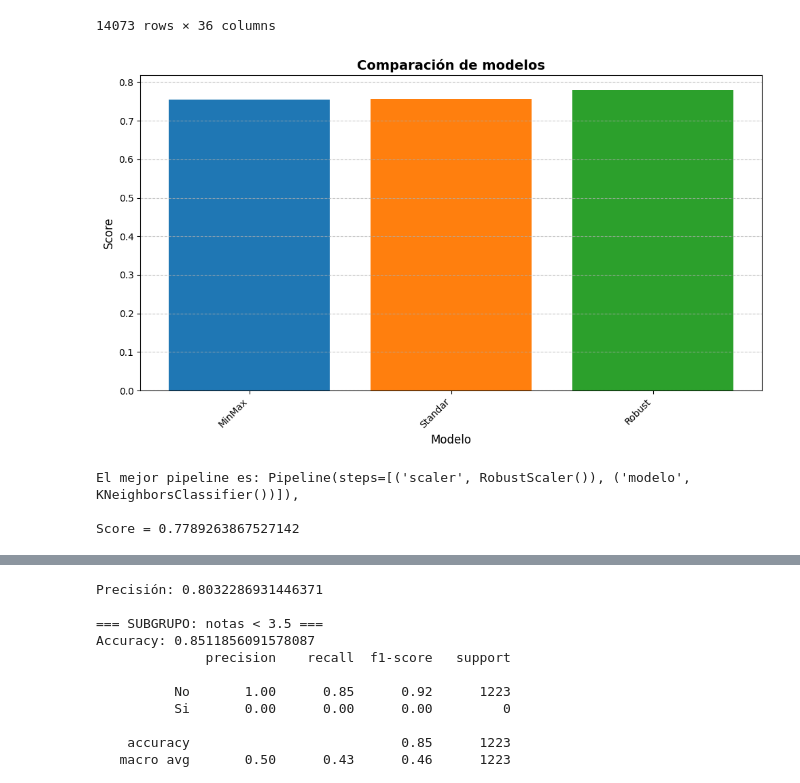
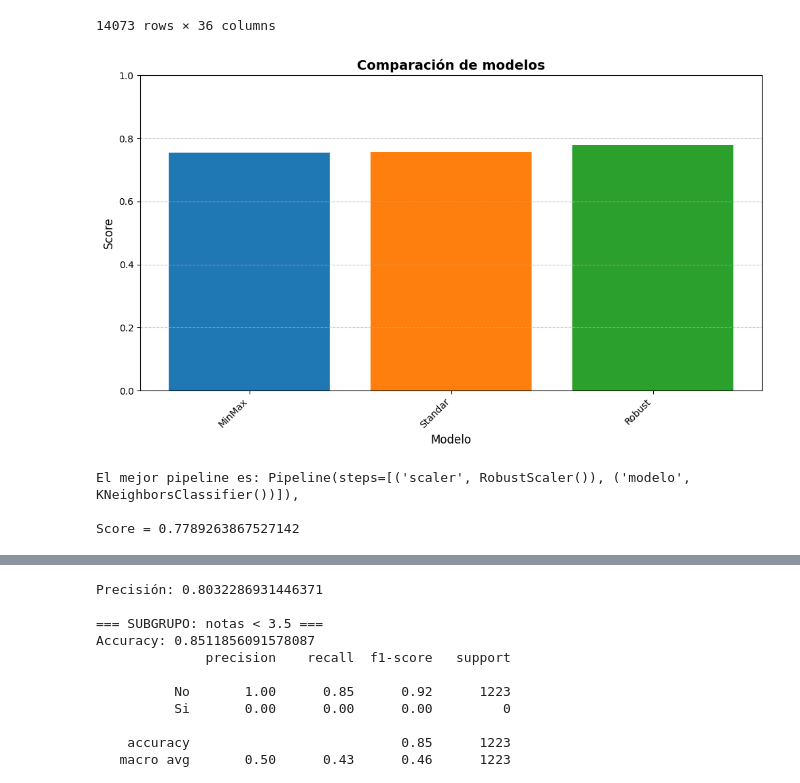
Before and after one commit to Marcos-RP/Lucy-Prototipo-de-Asistente-Personal, a Jupyter notebook: 1 Desarrollo/Fase 2 Modelos/Parte 1/Modelos_IMDb.ipynb, the cells around one changed output, grey strips where cells are left out. Drawn from its saved outputs; the diff is of its cells as text; code cells hidden in the pictures.

```diff
--- a/1 Desarrollo/Fase 2 Modelos/Parte 1/Modelos_IMDb.ipynb
+++ b/1 Desarrollo/Fase 2 Modelos/Parte 1/Modelos_IMDb.ipynb
@@ -197,34 +197,35 @@ piperobusto_cla = Pipeline([
     ('modelo', knnn_cla)
 ])
 
 
 resultado3_cla = cross_val_score(piperobusto_cla, X_train_cla, y_train_cla, scoring='balanced_accuracy', cv=inner_cla).mean()
 
 inner_score_cla = {pipeminmax_cla: resultado1_cla, pipeestandar_cla: resultado2_cla, piperobusto_cla: resultado3_cla}
 
 inner_score2_cla = {
     'MinMax': resultado1_cla,
     'Standar': resultado2_cla,
     'Robust': resultado3_cla
 }
 
 # Gráfico de comparación
 plt.figure(figsize=(10, 6))
 plt.bar(inner_score2_cla.keys(), inner_score2_cla.values(), color=['#1f77b4', '#ff7f0e', '#2ca02c', '#d62728', '#9467bd', '#8c564b'])
 plt.xlabel('Modelo', fontsize=12)
 plt.ylabel('Score', fontsize=12)
 plt.title('Comparación de modelos', fontsize=14, fontweight='bold')
 plt.xticks(rotation=45, ha='right', fontsize=10)
 plt.yticks(fontsize=10)
 plt.grid(axis='y', linestyle='--', alpha=0.7)
 plt.tight_layout()
+plt.ylim(0, 1)
 
 plt.show()
 
 mejor_pipeline_cla = max(inner_score_cla, key=inner_score_cla.get)
 print(f"\nEl mejor pipeline es: {mejor_pipeline_cla}, \n\nScore = {inner_score_cla[mejor_pipeline_cla]}")
 # %% [output]
-[figure, old version]
+[figure, new version]
 El mejor pipeline es: Pipeline(steps=[('scaler', RobustScaler()), ('modelo', KNeighborsClassifier())]),
 
 Score = 0.7789263867527142
```
Also changed, not shown: parts of 13 cells of this notebook, 21 other files.
